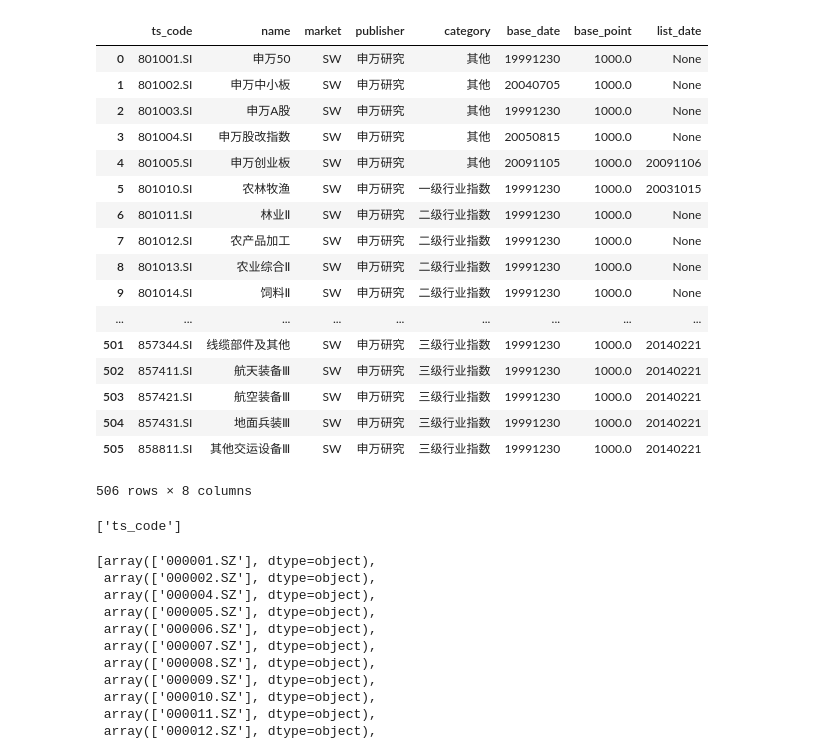
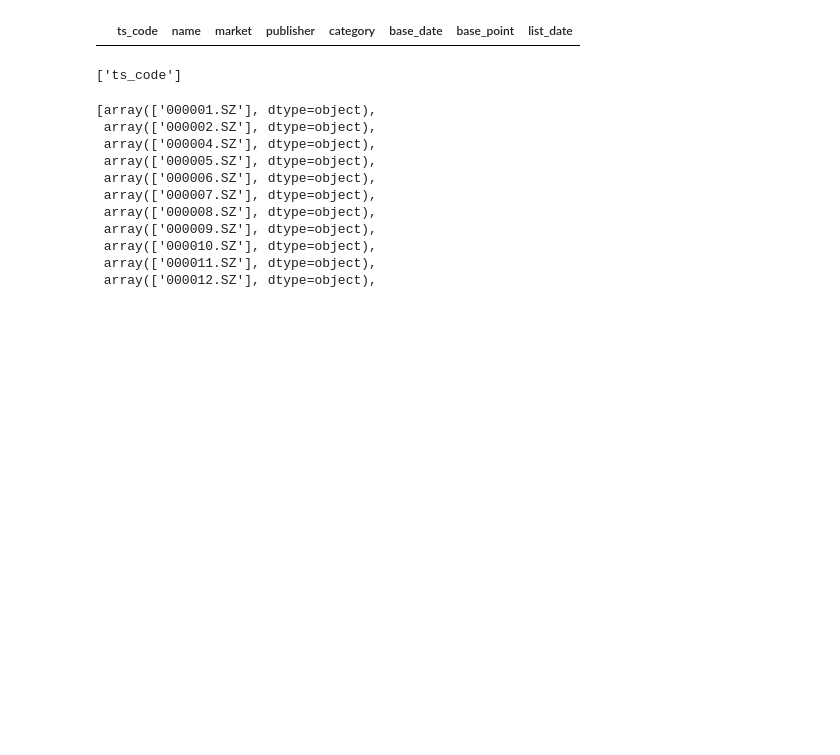
Before and after one commit to Quantframe/Quantframe, a Jupyter notebook: Data_Management/Download/api_tests.ipynb, the cells around one changed output. Drawn from its saved outputs; the diff is of its cells as text; code cells hidden in the pictures; blank space fills up the shorter version.

```diff
--- a/Data_Management/Download/api_tests.ipynb
+++ b/Data_Management/Download/api_tests.ipynb
@@ -85,26 +85,9 @@ pro = ts.pro_api('dcecb4c7e06d394705fe904ab4b642f1fe0910241c79679c3f30d763')
 data = pro.stock_basic(exchange='', list_status='L', fields='ts_code,symbol,name,area,industry,list_date')
 list(data['ts_code'].values)
 # %%
-pro.index_basic(market='SW')
+pro.index_basic(market='MSCISW')
 # %% [output]
 |  | ts_code | name | market | publisher | category | base_date | base_point | list_date |
-| 0 | 801001.SI | 申万50 | SW | 申万研究 | 其他 | 19991230 | 1000.0 | None |
-| 1 | 801002.SI | 申万中小板 | SW | 申万研究 | 其他 | 20040705 | 1000.0 | None |
-| 2 | 801003.SI | 申万A股 | SW | 申万研究 | 其他 | 19991230 | 1000.0 | None |
-| 3 | 801004.SI | 申万股改指数 | SW | 申万研究 | 其他 | 20050815 | 1000.0 | None |
-| 4 | 801005.SI | 申万创业板 | SW | 申万研究 | 其他 | 20091105 | 1000.0 | 20091106 |
-| 5 | 801010.SI | 农林牧渔 | SW | 申万研究 | 一级行业指数 | 19991230 | 1000.0 | 20031015 |
-| 6 | 801011.SI | 林业Ⅱ | SW | 申万研究 | 二级行业指数 | 19991230 | 1000.0 | None |
-| 7 | 801012.SI | 农产品加工 | SW | 申万研究 | 二级行业指数 | 19991230 | 1000.0 | None |
-| 8 | 801013.SI | 农业综合Ⅱ | SW | 申万研究 | 二级行业指数 | 19991230 | 1000.0 | None |
-| 9 | 801014.SI | 饲料Ⅱ | SW | 申万研究 | 二级行业指数 | 19991230 | 1000.0 | None |
-| ... | ... | ... | ... | ... | ... | ... | ... | ... |
-| 501 | 857344.SI | 线缆部件及其他 | SW | 申万研究 | 三级行业指数 | 19991230 | 1000.0 | 20140221 |
-| 502 | 857411.SI | 航天装备Ⅲ | SW | 申万研究 | 三级行业指数 | 19991230 | 1000.0 | 20140221 |
-| 503 | 857421.SI | 航空装备Ⅲ | SW | 申万研究 | 三级行业指数 | 19991230 | 1000.0 | 20140221 |
-| 504 | 857431.SI | 地面兵装Ⅲ | SW | 申万研究 | 三级行业指数 | 19991230 | 1000.0 | 20140221 |
-| 505 | 858811.SI | 其他交运设备Ⅲ | SW | 申万研究 | 三级行业指数 | 19991230 | 1000.0 | 20140221 |
-506 rows × 8 columns
 # %%
 data.columns.tolist()
 # %% [output]
```
Also changed, not shown: 3 other files.
